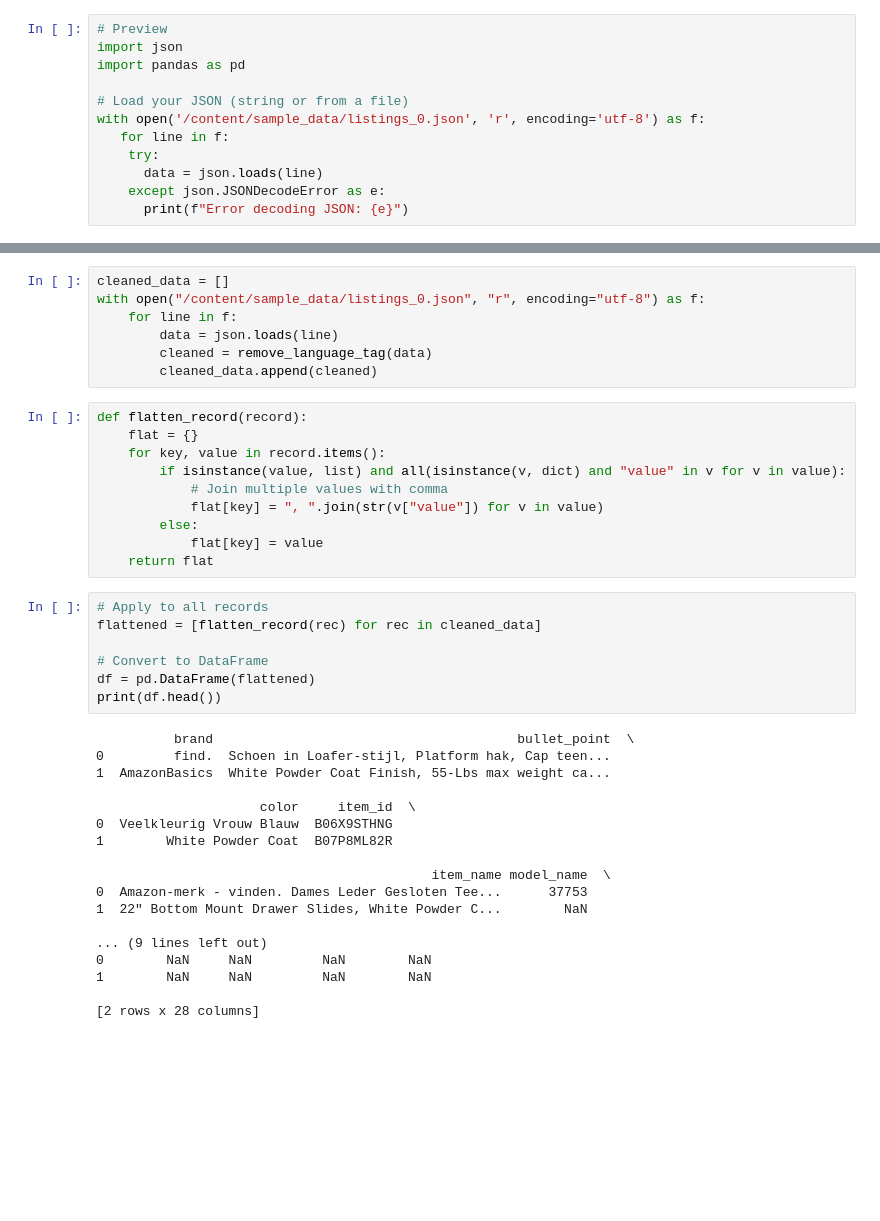
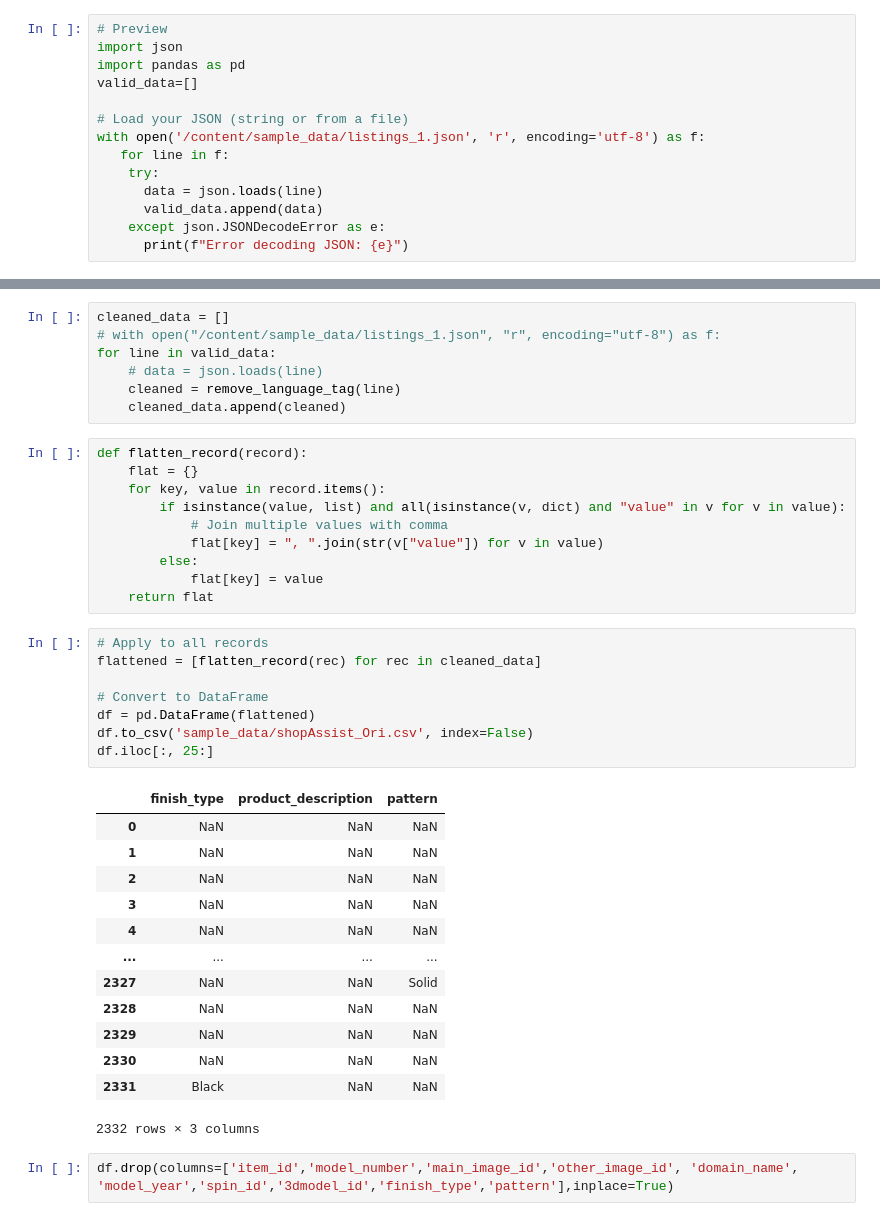
Before and after one commit to milind75/Demo, a Jupyter notebook: DataAnalysis/notebooks/DataAnalysis.ipynb, the cells around one changed output, grey strips where cells are left out. Saved outputs shown, nothing was run; the diff lists cells and outputs as text; blank space fills up the shorter version.

```diff
--- a/DataAnalysis/notebooks/DataAnalysis.ipynb
+++ b/DataAnalysis/notebooks/DataAnalysis.ipynb
@@ -40,11 +40,13 @@ Reading file: listings/metadata/listings_f.json
 # Preview
 import json
 import pandas as pd
+valid_data=[]
 
 # Load your JSON (string or from a file)
-with open('/content/sample_data/listings_0.json', 'r', encoding='utf-8') as f:
+with open('/content/sample_data/listings_1.json', 'r', encoding='utf-8') as f:
    for line in f:
     try:
       data = json.loads(line)
+      valid_data.append(data)
     except json.JSONDecodeError as e:
       print(f"Error decoding JSON: {e}")
@@ -60,11 +64,11 @@ def remove_language_tag(obj):
         return obj
 # %%
 cleaned_data = []
-with open("/content/sample_data/listings_0.json", "r", encoding="utf-8") as f:
-    for line in f:
-        data = json.loads(line)
-        cleaned = remove_language_tag(data)
-        cleaned_data.append(cleaned)
+# with open("/content/sample_data/listings_1.json", "r", encoding="utf-8") as f:
+for line in valid_data:
+    # data = json.loads(line)
+    cleaned = remove_language_tag(line)
+    cleaned_data.append(cleaned)
 # %%
 def flatten_record(record):
     flat = {}
@@ -78,25 +82,24 @@ def flatten_record(record):
 # %%
 # Apply to all records
 flattened = [flatten_record(rec) for rec in cleaned_data]
 
 # Convert to DataFrame
 df = pd.DataFrame(flattened)
-print(df.head())
+df.to_csv('sample_data/shopAssist_Ori.csv', index=False)
+df.iloc[:, 25:]
 # %% [output]
+|  | finish_type | product_description | pattern |
+| 0 | NaN | NaN | NaN |
+| 1 | NaN | NaN | NaN |
+| 2 | NaN | NaN | NaN |
+| 3 | NaN | NaN | NaN |
+| 4 | NaN | NaN | NaN |
+| ... | ... | ... | ... |
+| 2327 | NaN | NaN | Solid |
+| 2328 | NaN | NaN | NaN |
+| 2329 | NaN | NaN | NaN |
+| 2330 | NaN | NaN | NaN |
+| 2331 | Black | NaN | NaN |
-          brand                                       bullet_point  \
-0         find.  Schoen in Loafer-stijl, Platform hak, Cap teen...
-1  AmazonBasics  White Powder Coat Finish, 55-Lbs max weight ca...
-
-                     color     item_id  \
-0  Veelkleurig Vrouw Blauw  B06X9STHNG
-1        White Powder Coat  B07P8ML82R
-
-                                           item_name model_name  \
-0  Amazon-merk - vinden. Dames Leder Gesloten Tee...      37753
-1  22" Bottom Mount Drawer Slides, White Powder C...        NaN
-
-... (9 lines left out)
-0        NaN     NaN         NaN        NaN
-1        NaN     NaN         NaN        NaN
-
-[2 rows x 28 columns]
+2332 rows × 3 columns
+# %%
+df.drop(columns=['item_id','model_number','main_image_id','other_image_id', 'domain_name', 'model_year','spin_id','3dmodel_id','finish_type','pattern'],inplace=True)
```
Also changed, not shown: parts of 11 cells of this notebook.
